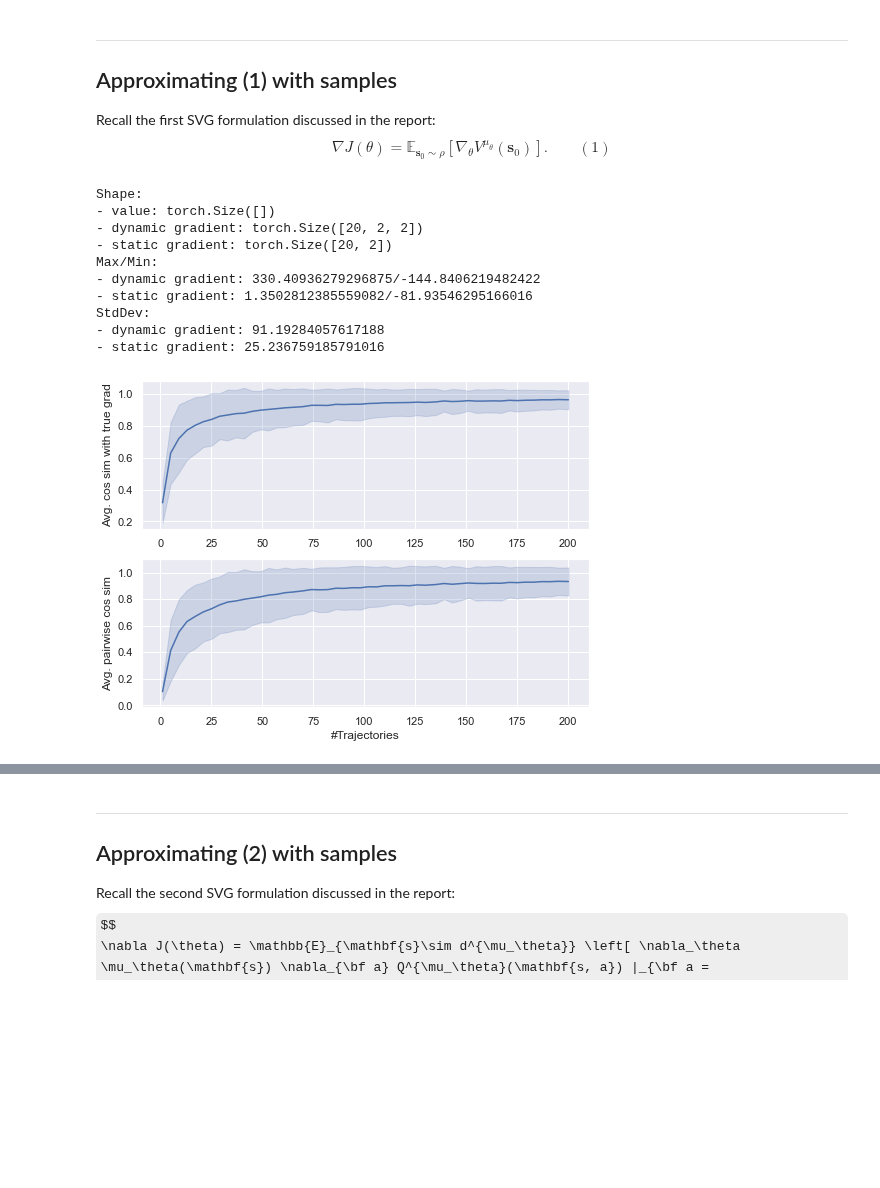
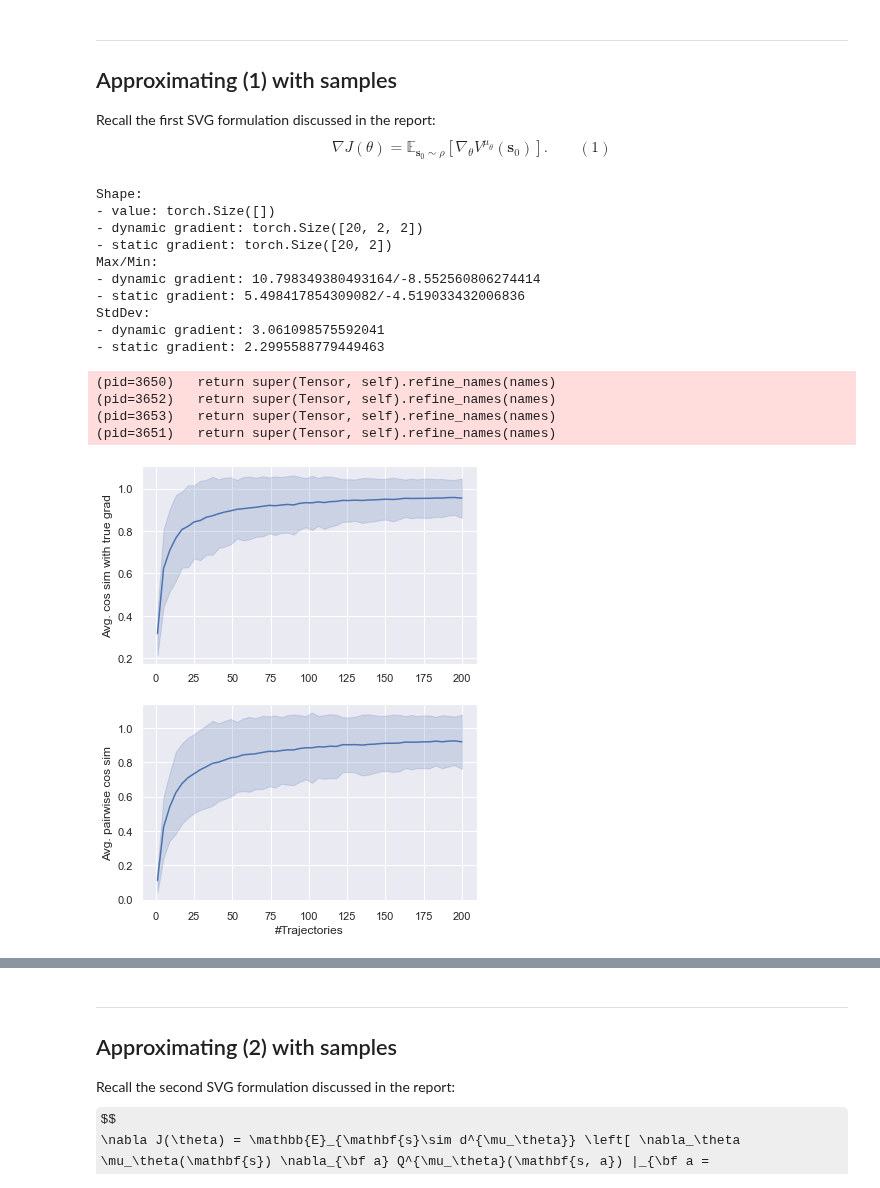
Before and after one commit to 0xangelo/LQSVG, a Jupyter notebook: experiments/monte_carlo_quality.ipynb, the cells around one changed output, grey strips where cells are left out. Cells and saved outputs as stored; diff of their text form; code cells hidden in the pictures; some formulas as TeX source; blank space fills up the shorter version.

Commit message:
chore(experiments): update monte_carlo_quality.ipynb
Signed-off-by: Ângelo Lovatto <angelolovatto@gmail.com>

```diff
--- a/experiments/monte_carlo_quality.ipynb
+++ b/experiments/monte_carlo_quality.ipynb
@@ -38,17 +51,18 @@ sns.set()
 
 We sample a single LQG for this experiment
 # %%
-generator = LQGGenerator(
-    n_state=2,
-    n_ctrl=2,
-    horizon=20,
-    stationary=True,
-    passive_eigval_range=(0.5, 1.5),
-    controllable=True,
-    seed=32,
-)
+def make_generator(seed: int) -> LQGGenerator:
+    return LQGGenerator(
+        n_state=2,
+        n_ctrl=2,
+        horizon=20,
+        stationary=True,
+        passive_eigval_range=(0.5, 1.5),
+        controllable=True,
+        seed=seed,
+    )
 # %%
-def make_lqg_module() -> LQGModule:
+def make_lqg_module(generator: LQGGenerator) -> LQGModule:
     dynamics, cost, init = generator()
     return LQGModule.from_existing(dynamics, cost, init)
 # %%
@@ -74,8 +88,8 @@ We use a _stabilizing_ policy generated as described in "[Generating stabilizing
 # %%
 from lqsvg.policy.modules import TVLinearPolicy
 # %%
-def make_stabilizing_policy(module: LQGModule) -> TVLinearPolicy:
+def make_stabilizing_policy(module: LQGModule, rng) -> TVLinearPolicy:
     policy = TVLinearPolicy(module.n_state, module.n_ctrl, module.horizon)
-    policy.stabilize_(module.trans.standard_form())
+    policy.stabilize_(module.trans.standard_form(), rng=rng)
     return policy
 # %%
@@ -161,18 +181,18 @@ def test_mc_svg():
     mc_value, mc_svg = mc_estimator(samples=10)
     print_val_svg(mc_value, mc_svg)
 # %%
-test_mc_svg()
+test_mc_svg(42)
 # %% [output]
 Shape:
 - value: torch.Size([])
 - dynamic gradient: torch.Size([20, 2, 2])
 - static gradient: torch.Size([20, 2])
 Max/Min:
-- dynamic gradient: 330.40936279296875/-144.8406219482422
-- static gradient: 1.3502812385559082/-81.93546295166016
+- dynamic gradient: 10.798349380493164/-8.552560806274414
+- static gradient: 5.498417854309082/-4.519033432006836
 StdDev:
-- dynamic gradient: 91.19284057617188
-- static gradient: 25.236759185791016
+- dynamic gradient: 3.061098575592041
+- static gradient: 2.2995588779449463
 # %%
 import lqsvg.experiment.analysis as analysis
 import lqsvg.experiment.utils as exp_util
@@ -239,4 +273,8 @@ def gradient_estimation_data(
 # %%
-plot_mc_quality_vs_samples()
+mc_data = plot_mc_quality_vs_samples()
 # %% [output]
+(pid=3650)   return super(Tensor, self).refine_names(names)
+(pid=3652)   return super(Tensor, self).refine_names(names)
+(pid=3653)   return super(Tensor, self).refine_names(names)
+(pid=3651)   return super(Tensor, self).refine_names(names)
-[figure, old version]
+[figure, new version]
```
Also changed, not shown: parts of 27 cells of this notebook.
